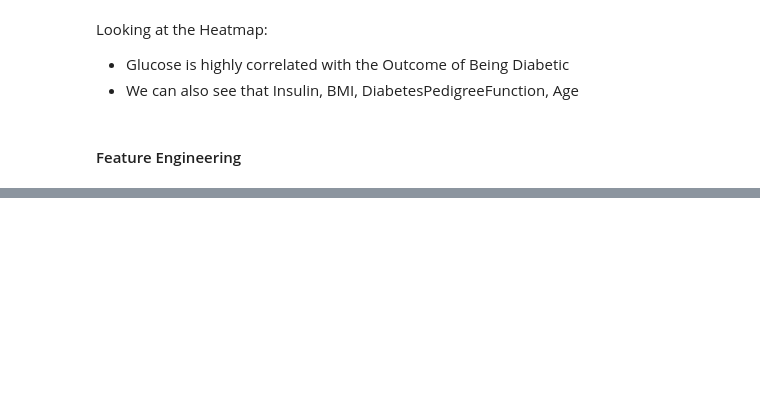
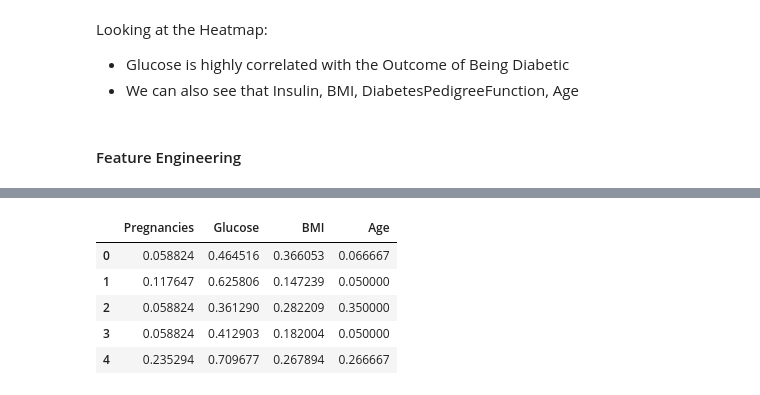
Before and after one commit to 4GeeksAcademy/gustavolima-decisiontree, a Jupyter notebook: src/explore.ipynb, the cells around one changed output, grey strips where cells are left out. Cells and saved outputs as stored; diff of their text form; code cells hidden in the pictures; blank space fills up the shorter version.

```diff
--- a/src/explore.ipynb
+++ b/src/explore.ipynb
@@ -155,0 +206,26 @@ total_data.describe()
+# %%
+# Split DataSet and Select Best Features
+from sklearn.feature_selection import chi2, SelectKBest
+from sklearn.model_selection import train_test_split
+
+# We divide the dataset into training and test samples.
+X = total_data_scal.drop('Outcome', axis = 1)
+y = total_data_scal['Outcome']
+
+X_train, X_test, y_train, y_test = train_test_split(X, y, test_size = 0.2, random_state = 42)
+
+# With a value of k = 5 we implicitly mean that we want to remove 2 features from the dataset
+selection_model = SelectKBest(chi2, k = 4)
+selection_model.fit(X_train, y_train)
+ix = selection_model.get_support()
+X_train_sel = pd.DataFrame(selection_model.transform(X_train), columns = X_train.columns.values[ix])
+X_test_sel = pd.DataFrame(selection_model.transform(X_test), columns = X_test.columns.values[ix])
+
+X_train_sel.head()
+# %% [output]
+|  | Pregnancies | Glucose | BMI | Age |
+| 0 | 0.058824 | 0.464516 | 0.366053 | 0.066667 |
+| 1 | 0.117647 | 0.625806 | 0.147239 | 0.050000 |
+| 2 | 0.058824 | 0.361290 | 0.282209 | 0.350000 |
+| 3 | 0.058824 | 0.412903 | 0.182004 | 0.050000 |
+| 4 | 0.235294 | 0.709677 | 0.267894 | 0.266667 |
```
Also changed, not shown: parts of 11 cells of this notebook, 4 other files.
